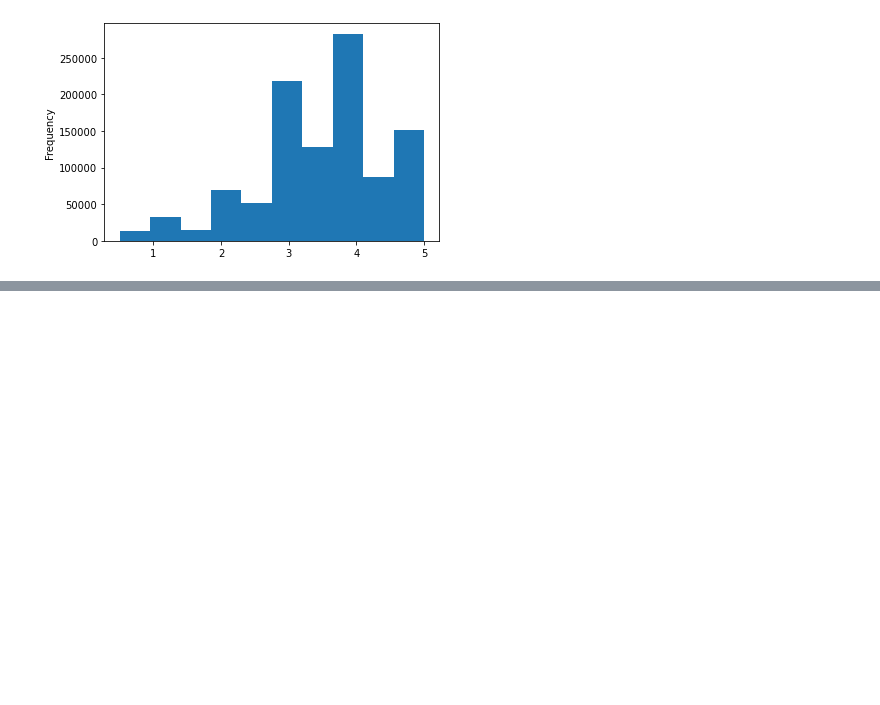
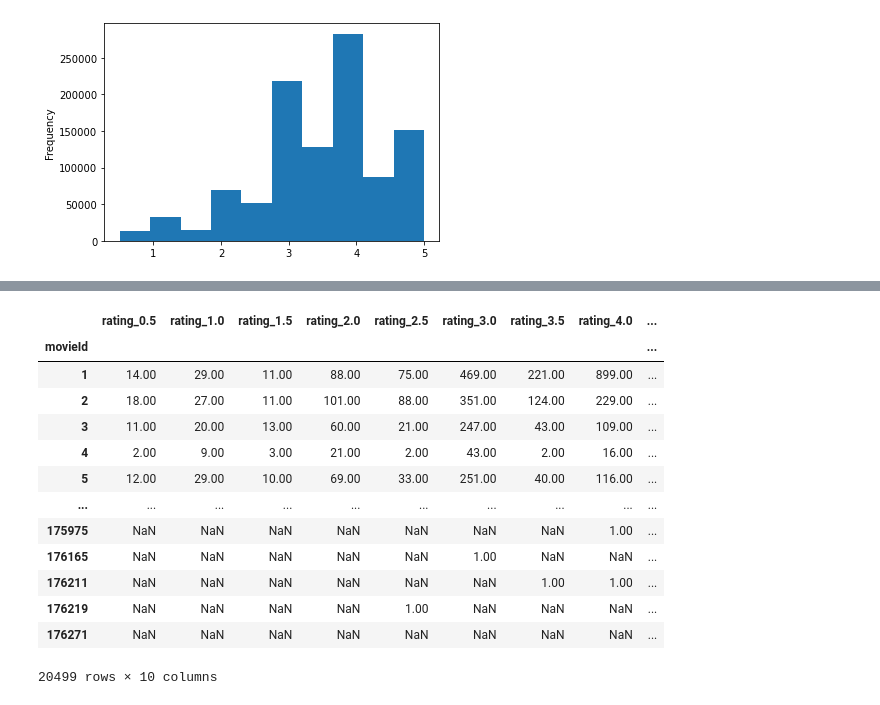
Before and after one commit to suchi313/Movies-ETL, a Jupyter notebook: Extract.ipynb, the cells around one changed output, grey strips where cells are left out. Cells and saved outputs as stored; diff of their text form; code cells hidden in the pictures; blank space fills up the shorter version.

```diff
--- a/Extract.ipynb
+++ b/Extract.ipynb
@@ -1067,0 +1073,23 @@ movies_df
+# %%
+rating_counts = ratings.groupby(['movieId','rating'], as_index=False).count() \
+                .rename({'userId':'count'}, axis=1) \
+                .pivot(index='movieId',columns='rating', values='count')
+# %%
+rating_counts.columns = ['rating_' + str(col) for col in rating_counts.columns]
+# %%
+rating_counts
+# %% [output]
+|  | rating_0.5 | rating_1.0 | rating_1.5 | rating_2.0 | rating_2.5 | rating_3.0 | rating_3.5 | rating_4.0 | ... |
+| movieId |  |  |  |  |  |  |  |  | ... |
+| 1 | 14.00 | 29.00 | 11.00 | 88.00 | 75.00 | 469.00 | 221.00 | 899.00 | ... |
+| 2 | 18.00 | 27.00 | 11.00 | 101.00 | 88.00 | 351.00 | 124.00 | 229.00 | ... |
+| 3 | 11.00 | 20.00 | 13.00 | 60.00 | 21.00 | 247.00 | 43.00 | 109.00 | ... |
+| 4 | 2.00 | 9.00 | 3.00 | 21.00 | 2.00 | 43.00 | 2.00 | 16.00 | ... |
+| 5 | 12.00 | 29.00 | 10.00 | 69.00 | 33.00 | 251.00 | 40.00 | 116.00 | ... |
+| ... | ... | ... | ... | ... | ... | ... | ... | ... | ... |
+| 175975 | NaN | NaN | NaN | NaN | NaN | NaN | NaN | 1.00 | ... |
+| 176165 | NaN | NaN | NaN | NaN | NaN | 1.00 | NaN | NaN | ... |
+| 176211 | NaN | NaN | NaN | NaN | NaN | NaN | 1.00 | 1.00 | ... |
+| 176219 | NaN | NaN | NaN | NaN | 1.00 | NaN | NaN | NaN | ... |
+| 176271 | NaN | NaN | NaN | NaN | NaN | NaN | NaN | NaN | ... |
+20499 rows × 10 columns
```
Also changed, not shown: parts of 59 cells of this notebook.
